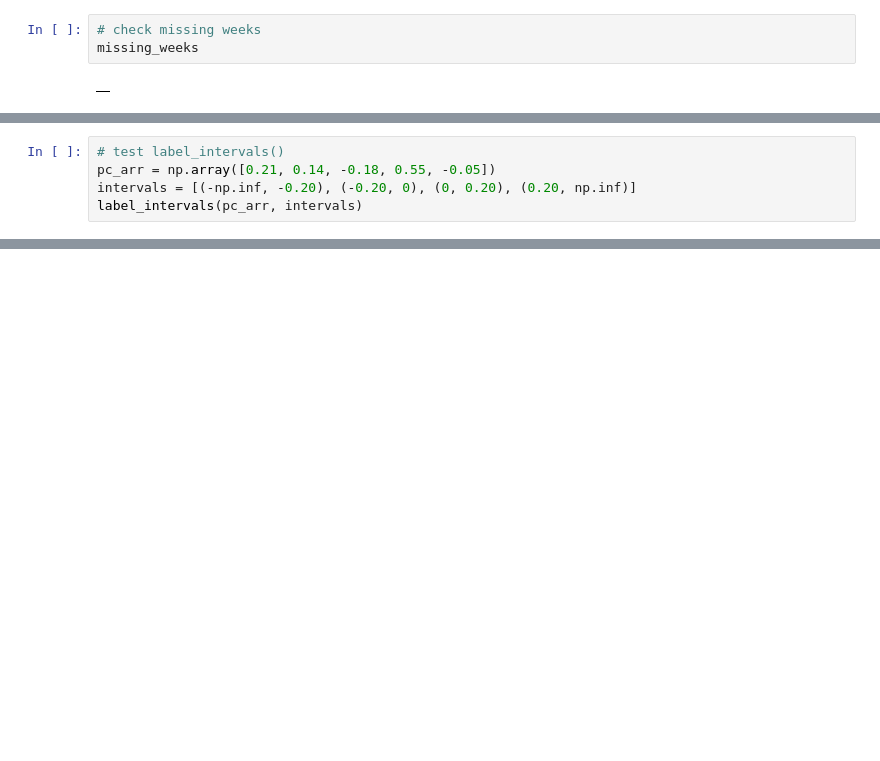
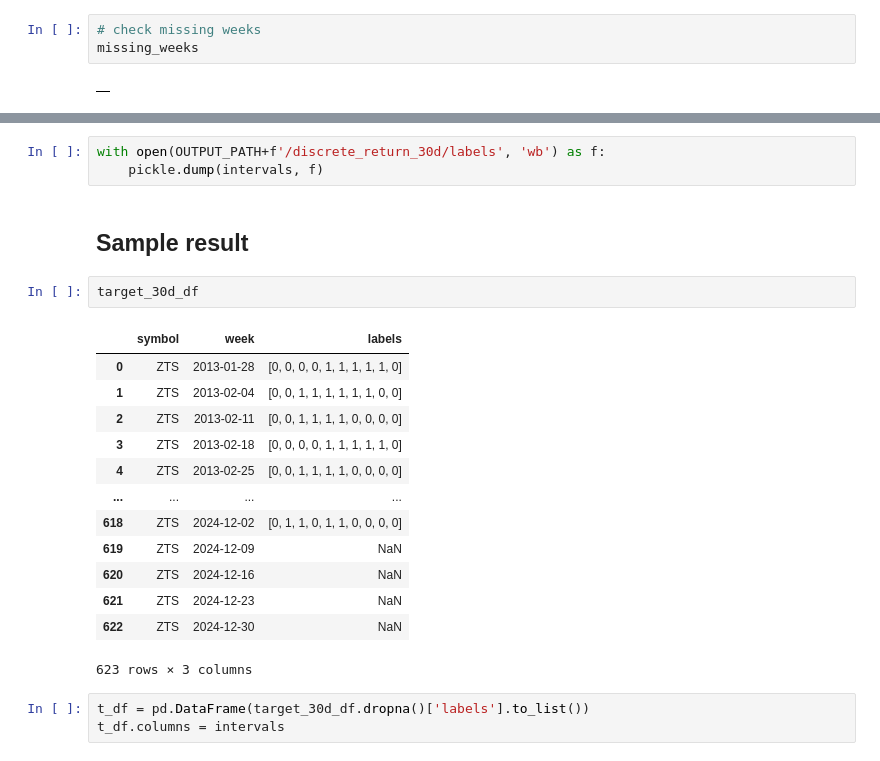
Before and after one commit to jiayi-ong/financial-analytics, a Jupyter notebook: analysis/FMP bulk prices (top1k) - Target engineering.ipynb, the cells around one changed output, grey strips where cells are left out. Drawn from its saved outputs; the diff is of its cells as text; blank space fills up the shorter version.

```diff
--- a/analysis/FMP bulk prices (top1k) - Target engineering.ipynb
+++ b/analysis/FMP bulk prices (top1k) - Target engineering.ipynb
@@ -144,5 +171,0 @@ def label_intervals(
-# %%
-# test label_intervals()
-pc_arr = np.array([0.21, 0.14, -0.18, 0.55, -0.05])
-intervals = [(-np.inf, -0.20), (-0.20, 0), (0, 0.20), (0.20, np.inf)]
-label_intervals(pc_arr, intervals)
@@ -238,0 +186,24 @@ engineer_targets(test_weekly, test_daily, forecast_horizon=10, intervals=interva
+# %%
+with open(OUTPUT_PATH+f'/discrete_return_30d/labels', 'wb') as f:
+    pickle.dump(intervals, f)
+# %% [markdown]
+## Sample result
+# %%
+target_30d_df
+# %% [output]
+|  | symbol | week | labels |
+| 0 | ZTS | 2013-01-28 | [0, 0, 0, 0, 1, 1, 1, 1, 1, 0] |
+| 1 | ZTS | 2013-02-04 | [0, 0, 1, 1, 1, 1, 1, 1, 0, 0] |
+| 2 | ZTS | 2013-02-11 | [0, 0, 1, 1, 1, 1, 0, 0, 0, 0] |
+| 3 | ZTS | 2013-02-18 | [0, 0, 0, 0, 1, 1, 1, 1, 1, 0] |
+| 4 | ZTS | 2013-02-25 | [0, 0, 1, 1, 1, 1, 0, 0, 0, 0] |
+| ... | ... | ... | ... |
+| 618 | ZTS | 2024-12-02 | [0, 1, 1, 0, 1, 1, 0, 0, 0, 0] |
+| 619 | ZTS | 2024-12-09 | NaN |
+| 620 | ZTS | 2024-12-16 | NaN |
+| 621 | ZTS | 2024-12-23 | NaN |
+| 622 | ZTS | 2024-12-30 | NaN |
+623 rows × 3 columns
+# %%
+t_df = pd.DataFrame(target_30d_df.dropna()['labels'].to_list())
+t_df.columns = intervals
```
Also changed, not shown: parts of 18 cells of this notebook, 1 other file.
